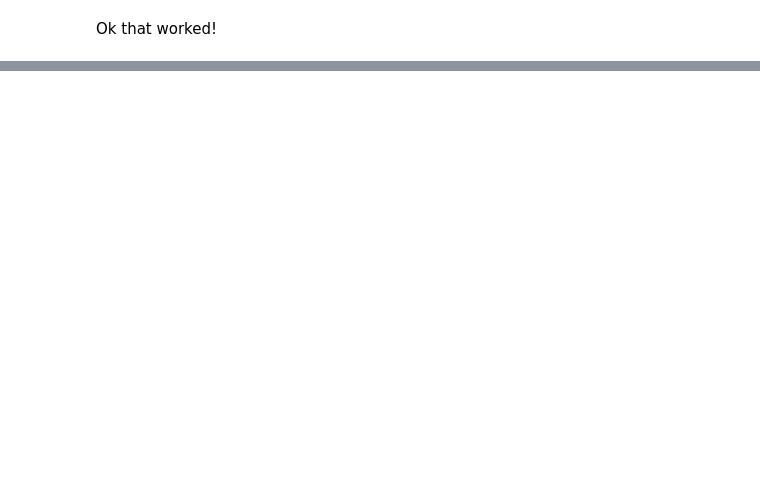
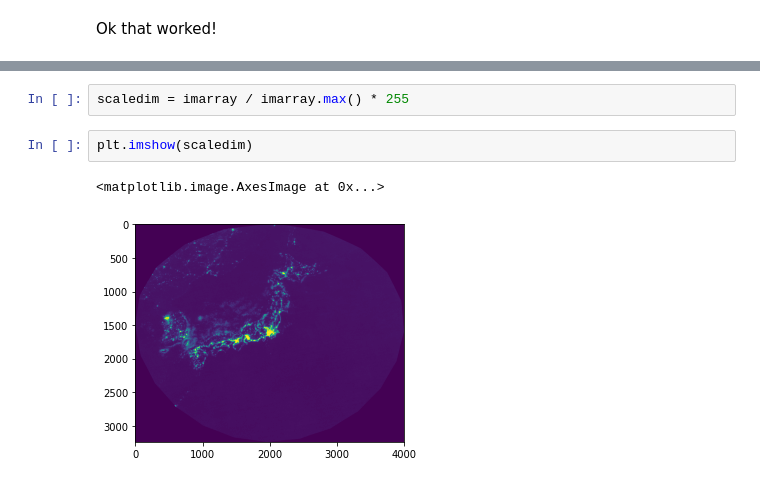
Before and after one commit to mianakajima/NightLights, a Jupyter notebook: notebooks/01_google_earth_engine.ipynb, the cells around one changed output, grey strips where cells are left out. Cells and saved outputs as stored; diff of their text form; blank space fills up the shorter version.

```diff
--- a/notebooks/01_google_earth_engine.ipynb
+++ b/notebooks/01_google_earth_engine.ipynb
@@ -217,0 +248,7 @@ Ok that worked!
+# %%
+scaledim = imarray / imarray.max() * 255
+# %%
+plt.imshow(scaledim)
+# %% [output]
+<matplotlib.image.AxesImage at 0x...>
+[figure, added]
```
Also changed, not shown: parts of 25 cells of this notebook.
